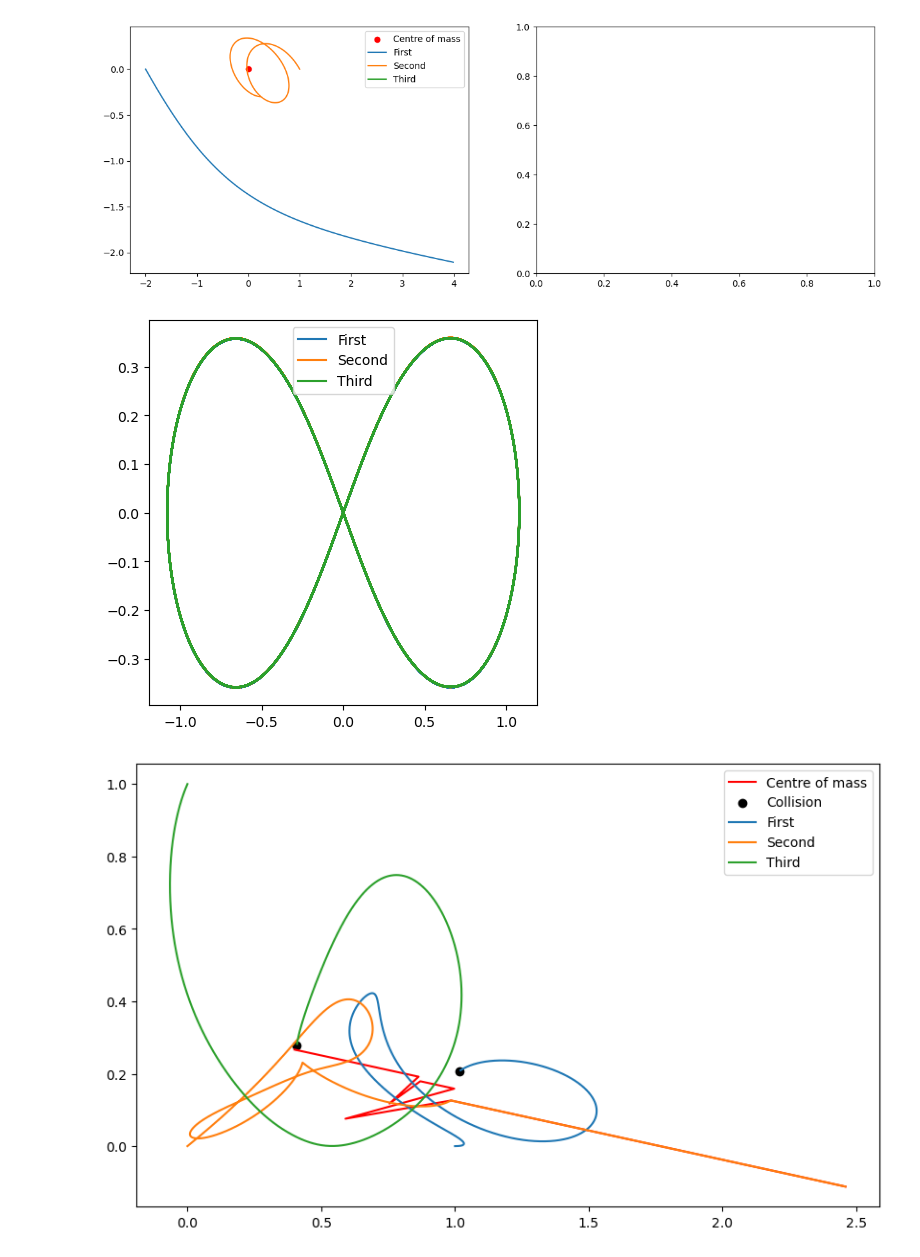
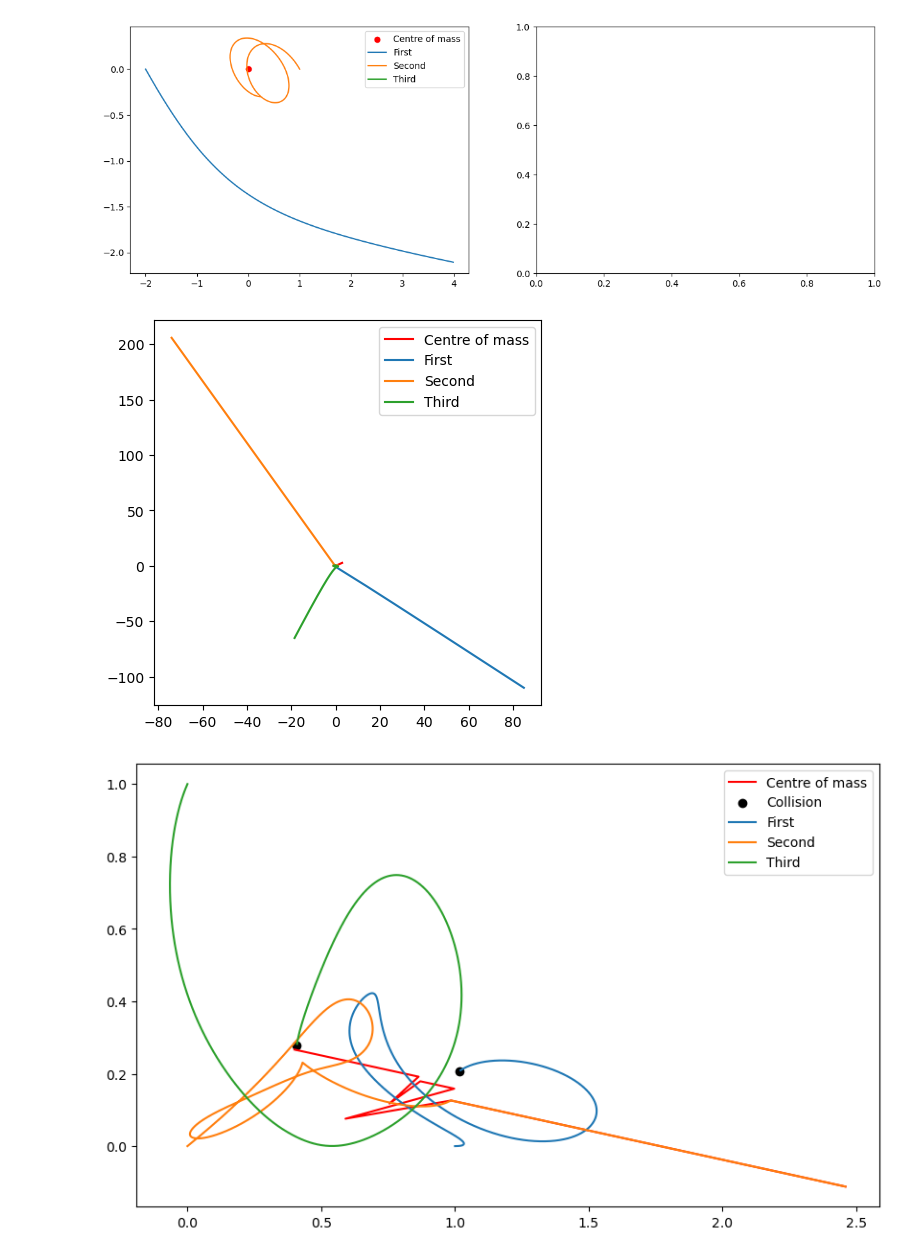
Before and after one commit to Vileh/QMUL-Data-Analytics-Courseworks, a Jupyter notebook: SciComp_1/Coursework1_Trisolaris.ipynb, the cells around one changed output. Drawn from its saved outputs; the diff is of its cells as text; code cells hidden in the pictures.

```diff
--- a/SciComp_1/Coursework1_Trisolaris.ipynb
+++ b/SciComp_1/Coursework1_Trisolaris.ipynb
@@ -353,21 +353,21 @@ my_stellar_system.plot_movement(ax[0], plot_centre_of_mass=True)
 # %%
 # 3-body problem
 
-first_star = star(name='First', mass=1, starting_position=np.array([0.97000436,-0.24308753]), starting_velocity=np.array([0.93240737/2,0.86473146/2]))
+first_star = star(name='First', mass=1.2, starting_position=np.array([0.97000436,-0.24308753]), starting_velocity=np.array([0.93240737/2,0.86473146/2]))
 second_star = star(name='Second', mass=1, starting_position=np.array([-0.97000436,0.24308753]), starting_velocity=np.array([0.93240737/2,0.86473146/2]))
 third_star = star(name='Third', mass=1, starting_position=np.array([0,0]), starting_velocity=np.array([-0.93240737,-0.86473146]))
 
 my_stellar_system = Stellar_system(max_time=100, N_time_steps=10000, integration_method='MidPoint', name='Solar system')
 
 my_stellar_system.add_star(first_star)
 my_stellar_system.add_star(second_star)
 my_stellar_system.add_star(third_star)
 
 fig, ax = plt.subplots(1, 1, figsize=(5,5))
 
-my_stellar_system.plot_movement(ax)
+my_stellar_system.plot_movement(ax, plot_centre_of_mass=True)
 # %% [output]
-[figure, old version]
+[figure, new version]
 # %%
 # 3-body problem - hypergiants
 first_star = star(name='First', mass=1.2, giant=True, starting_position=np.array([1, 0]), starting_velocity=np.array([0.3,0]))
```
Also changed, not shown: 2 other files.
